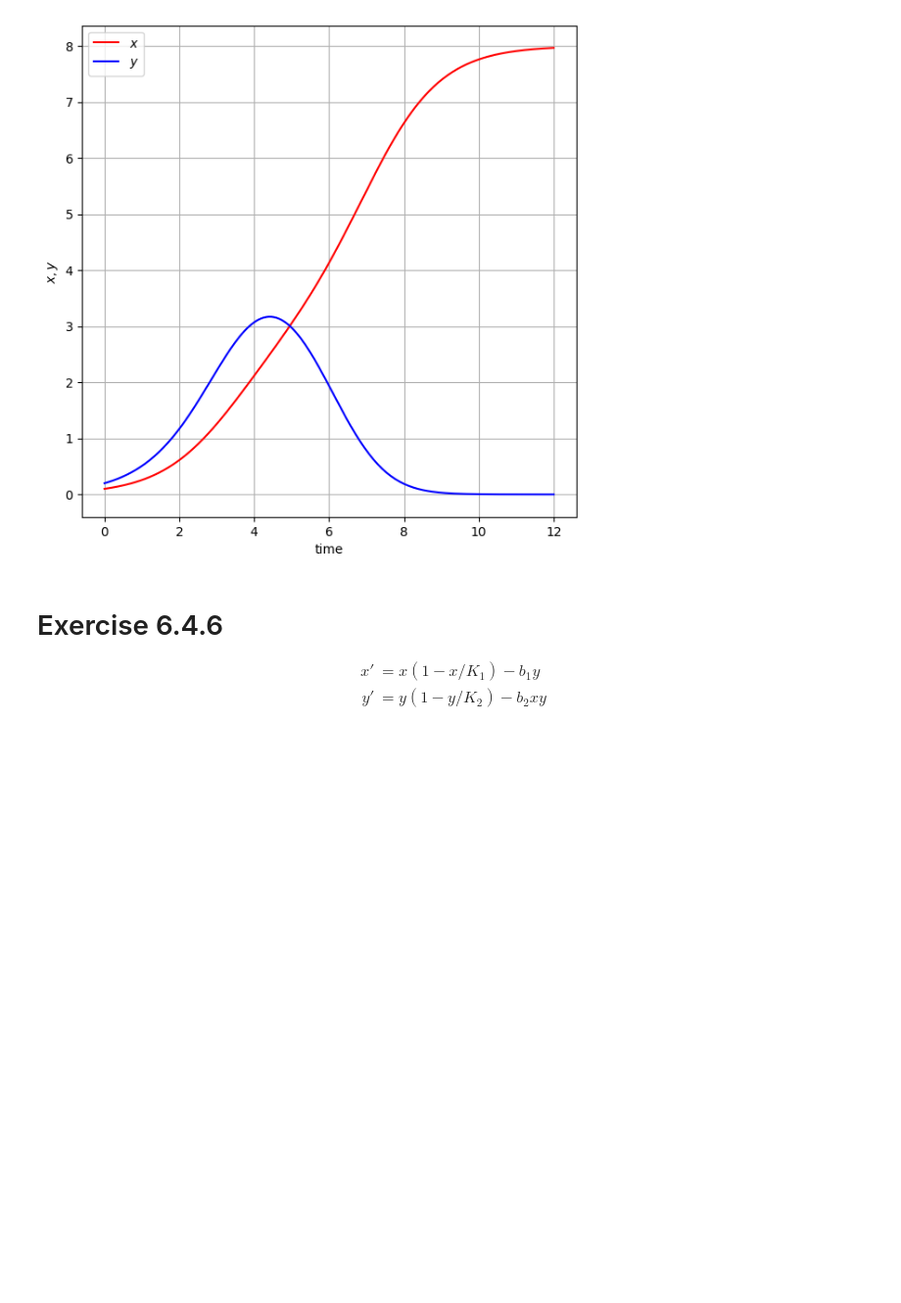
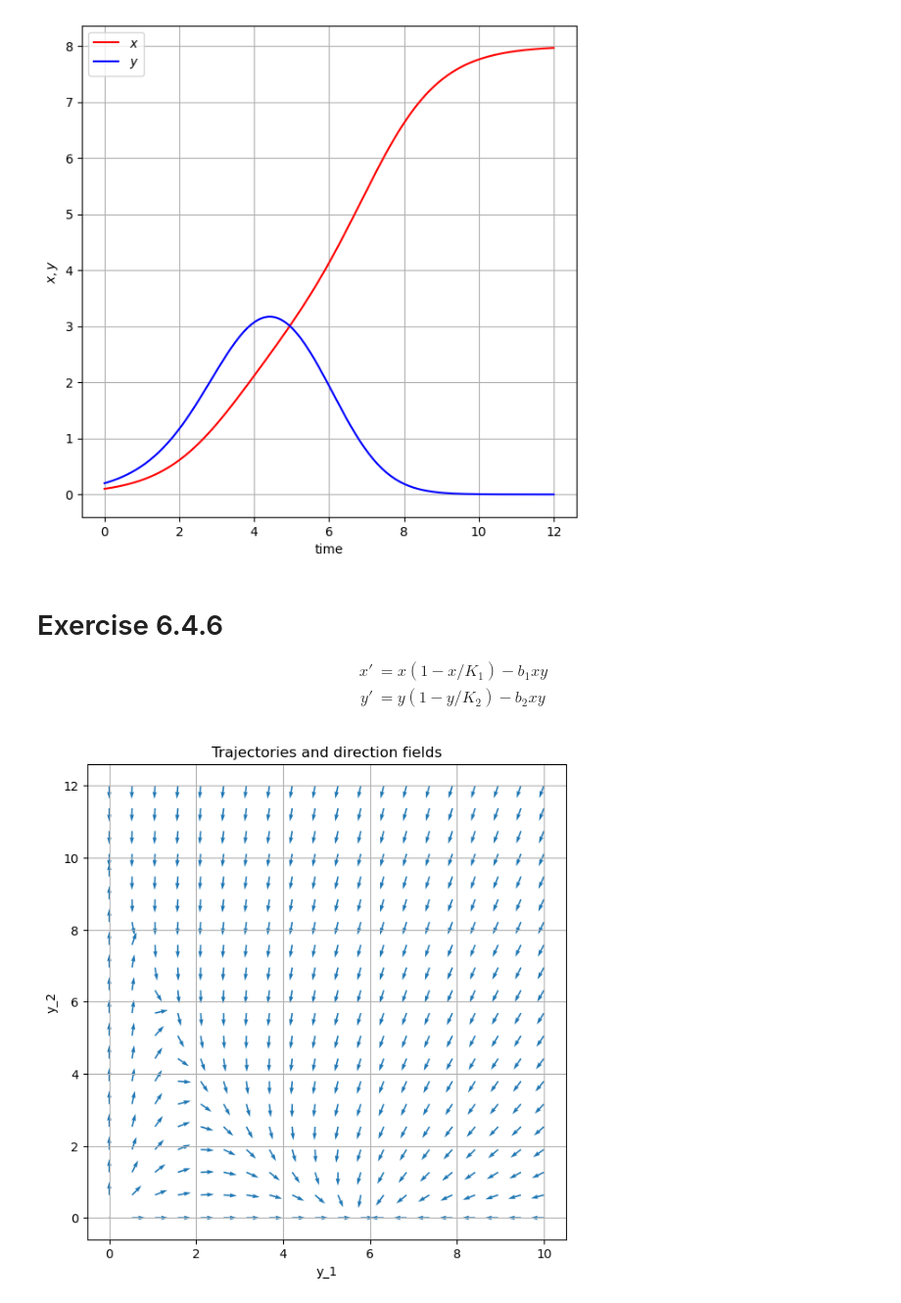
Before and after one commit to ClemensFMN/Notebooks, a Jupyter notebook: ODE/Exercise-6.4.4-6.4.6.ipynb, the cells around one changed output. Shown at 98% size. Saved outputs shown, nothing was run; the diff lists cells and outputs as text; code cells hidden in the pictures; blank space fills up the shorter version.

```diff
--- a/ODE/Exercise-.6.4.4-6.4.6.ipynb
+++ b/ODE/Exercise-6.4.4-6.4.6.ipynb
@@ -155,7 +186,20 @@ Text(0, 0.5, '$x, y$')
 
 $$
 \begin{align}
-x' &= x(1-x/K_1) - b_1 y \\
+x' &= x(1-x/K_1) - b_1 x y \\
 y' &= y(1-y/K_2) - b_2 x y
 \end{align}
 $$
+# %%
+K1 = 6.
+K2 = 10.
+b1 = 0.1
+b2 = 0.4
+# %%
+def dX_dt(X, t=0):
+    return np.array([X[0]*(1 - X[0] / K1) - b1*X[0]*X[1],
+                     X[1]*(1 - X[1] / K2) - b2*X[0]*X[1]])
+# %%
+vField(0, 10, 0, 12, dX_dt, Norm = True)
+# %% [output]
+[figure, added]
```
Also changed, not shown: parts of 4 cells of this notebook.
